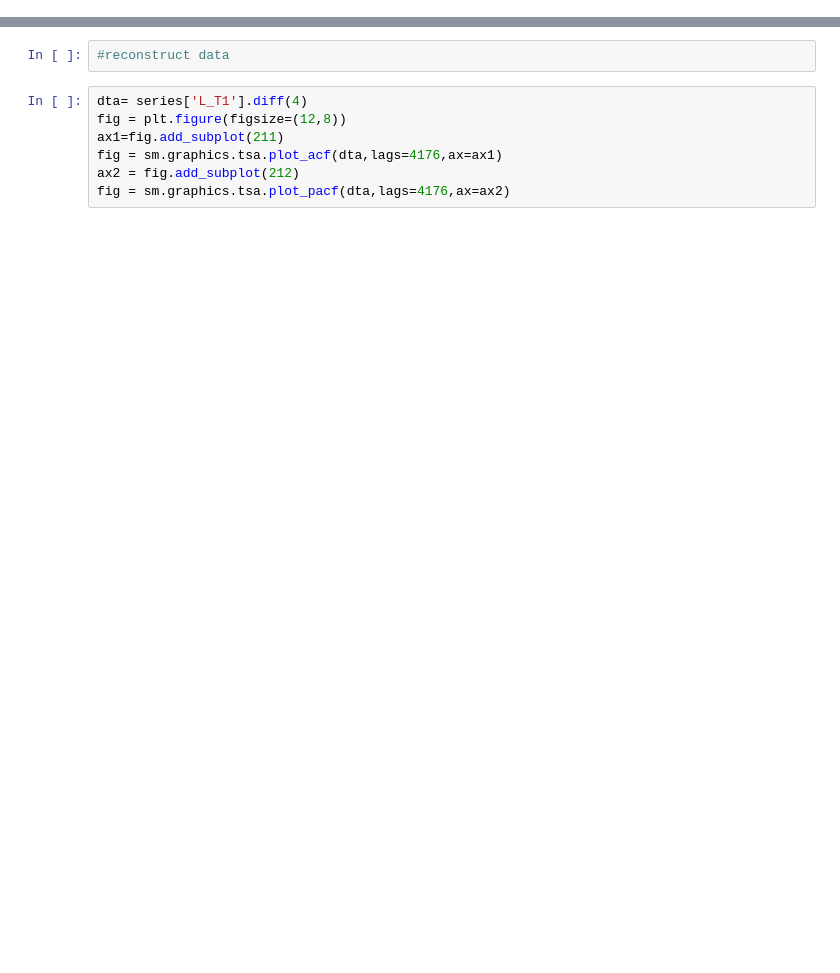
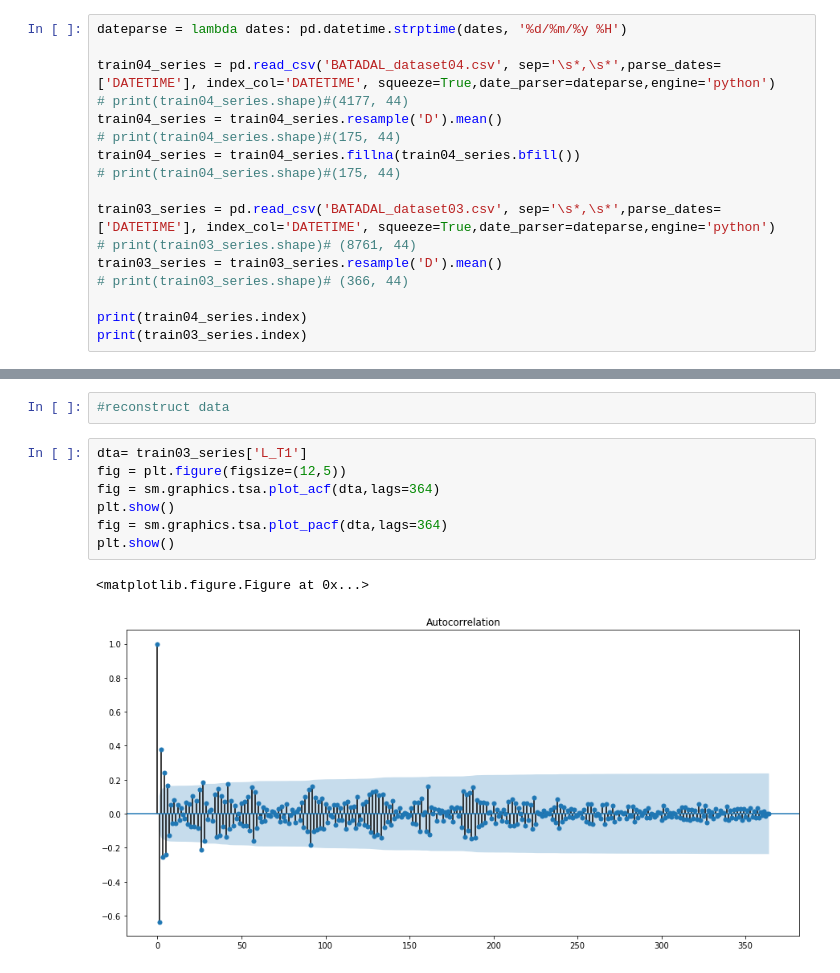
Before and after one commit to ZincW/CDA_Lab_Group6, a Jupyter notebook: Lab2- Anomaly Detection/ARMAPart.ipynb, the cells around one changed output, grey strips where cells are left out. Drawn from its saved outputs; the diff is of its cells as text; blank space fills up the shorter version.

```diff
--- a/Lab2- Anomaly Detection/ARMAPart.ipynb
+++ b/Lab2- Anomaly Detection/ARMAPart.ipynb
@@ -96,0 +55,17 @@ plt.show()
+# %%
+dateparse = lambda dates: pd.datetime.strptime(dates, '%d/%m/%y %H')
+
+train04_series = pd.read_csv('BATADAL_dataset04.csv', sep='\s*,\s*',parse_dates=['DATETIME'], index_col='DATETIME', squeeze=True,date_parser=dateparse,engine='python')
+# print(train04_series.shape)#(4177, 44)
+train04_series = train04_series.resample('D').mean()
+# print(train04_series.shape)#(175, 44)
+train04_series = train04_series.fillna(train04_series.bfill())
+# print(train04_series.shape)#(175, 44)
+
+train03_series = pd.read_csv('BATADAL_dataset03.csv', sep='\s*,\s*',parse_dates=['DATETIME'], index_col='DATETIME', squeeze=True,date_parser=dateparse,engine='python')
+# print(train03_series.shape)# (8761, 44)
+train03_series = train03_series.resample('D').mean()
+# print(train03_series.shape)# (366, 44)
+
+print(train04_series.index)
+print(train03_series.index)
@@ -133,9 +166,12 @@ plt.show()
 # %%
 #reconstruct data
 # %%
-dta= series['L_T1'].diff(4)
-fig = plt.figure(figsize=(12,8))
-ax1=fig.add_subplot(211)
-fig = sm.graphics.tsa.plot_acf(dta,lags=4176,ax=ax1)
-ax2 = fig.add_subplot(212)
-fig = sm.graphics.tsa.plot_pacf(dta,lags=4176,ax=ax2)
+dta= train03_series['L_T1']
+fig = plt.figure(figsize=(12,5))
+fig = sm.graphics.tsa.plot_acf(dta,lags=364)
+plt.show()
+fig = sm.graphics.tsa.plot_pacf(dta,lags=364)
+plt.show()
+# %% [output]
+<matplotlib.figure.Figure at 0x...>
+[figure, added]
```
Also changed, not shown: parts of 26 cells of this notebook.
